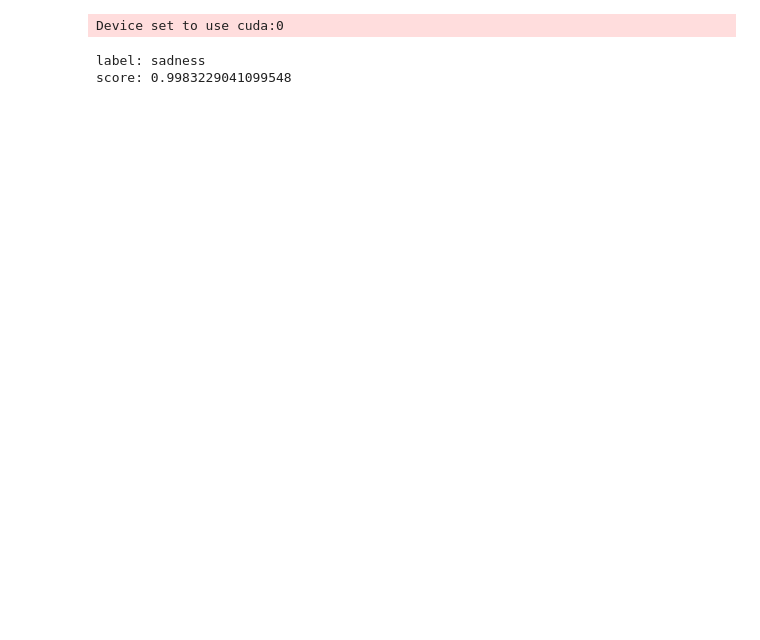
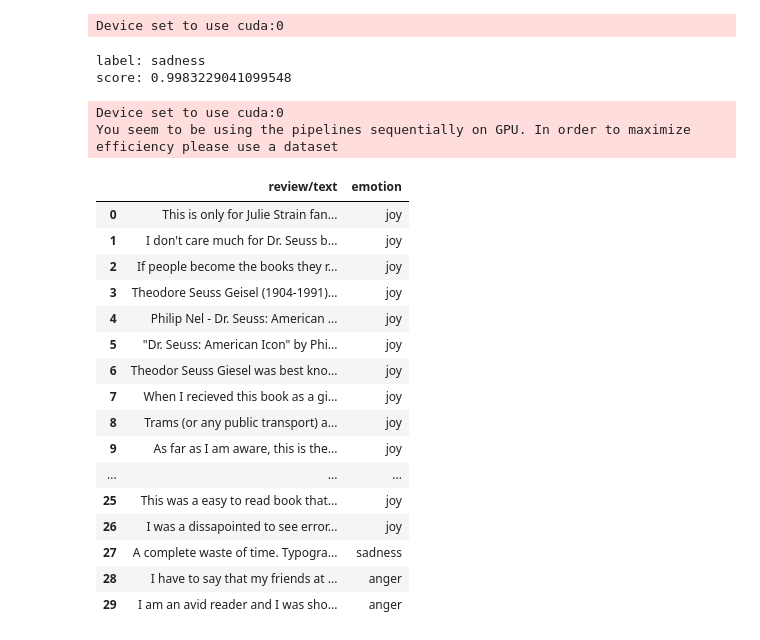
Before and after one commit to OnesNT/Two-stages-recommendation-system, a Jupyter notebook: notes/book_review.ipynb, the cells around one changed output. Drawn from its saved outputs; the diff is of its cells as text; code cells hidden in the pictures; blank space fills up the shorter version.

```diff
--- a/notes/book_review.ipynb
+++ b/notes/book_review.ipynb
@@ -92,0 +74,20 @@ review/summary unique values: 1592314
+# %%
+import pandas as pd
+import numpy as np
+from scipy.sparse import csr_matrix
+from sklearn.preprocessing import LabelEncoder
+
+# Step 1: Encode users and items to numeric IDs
+user_encoder = LabelEncoder()
+item_encoder = LabelEncoder()
+
+df['user_idx'] = user_encoder.fit_transform(df['User_id'])
+df['item_idx'] = item_encoder.fit_transform(df['Id'])
+
+# Step 2: Build sparse matrix
+sparse_matrix = csr_matrix(
+    (df['review/score'], (df['user_idx'], df['item_idx']))
+)
+
+print(f"Sparse matrix shape: {sparse_matrix.shape}")
+print(f"Non-zero entries: {sparse_matrix.nnz}")
@@ -206,7 +230,45 @@ for key, value in prediction[0].items():
 label: sadness
 score: 0.9983229041099548
 # %%
-def detect_emotion(review, classifier):
-    result = classifier(review)
-    return result[0]['label']
+from transformers import pipeline
+
+# Initialize emotion classifier
+emotion_classifier = pipeline(
+    "text-classification",
+    model="bhadresh-savani/distilbert-base-uncased-emotion",
+    truncation=True  # Automatically handles long texts
+)
+
+def detect_emotion(text):
+    try:
+        result = emotion_classifier(text[:1000])[0]  # Safely truncate
+        return result['label']
+    except:
+        return "unknown"
+
+# Apply to dataframe (first 1000 rows for testing)
+df['emotion'] = df['review/text'].head(1000).apply(detect_emotion)
+# %% [output]
+Device set to use cuda:0
+You seem to be using the pipelines sequentially on GPU. In order to maximize efficiency please use a dataset
+# %%
+df[['review/text', 'emotion']].head(30)
+# %% [output]
+|  | review/text | emotion |
+| 0 | This is only for Julie Strain fan... | joy |
+| 1 | I don't care much for Dr. Seuss b... | joy |
+| 2 | If people become the books they r... | joy |
+| 3 | Theodore Seuss Geisel (1904-1991)... | joy |
+| 4 | Philip Nel - Dr. Seuss: American ... | joy |
+| 5 | "Dr. Seuss: American Icon" by Phi... | joy |
+| 6 | Theodor Seuss Giesel was best kno... | joy |
+| 7 | When I recieved this book as a gi... | joy |
+| 8 | Trams (or any public transport) a... | joy |
+| 9 | As far as I am aware, this is the... | joy |
+| ... | ... | ... |
+| 25 | This was a easy to read book that... | joy |
+| 26 | I was a dissapointed to see error... | joy |
+| 27 | A complete waste of time. Typogra... | sadness |
+| 28 | I have to say that my friends at ... | anger |
+| 29 | I am an avid reader and I was sho... | anger |
 # %%
```
Also changed, not shown: parts of 18 cells of this notebook, 15 other files.
